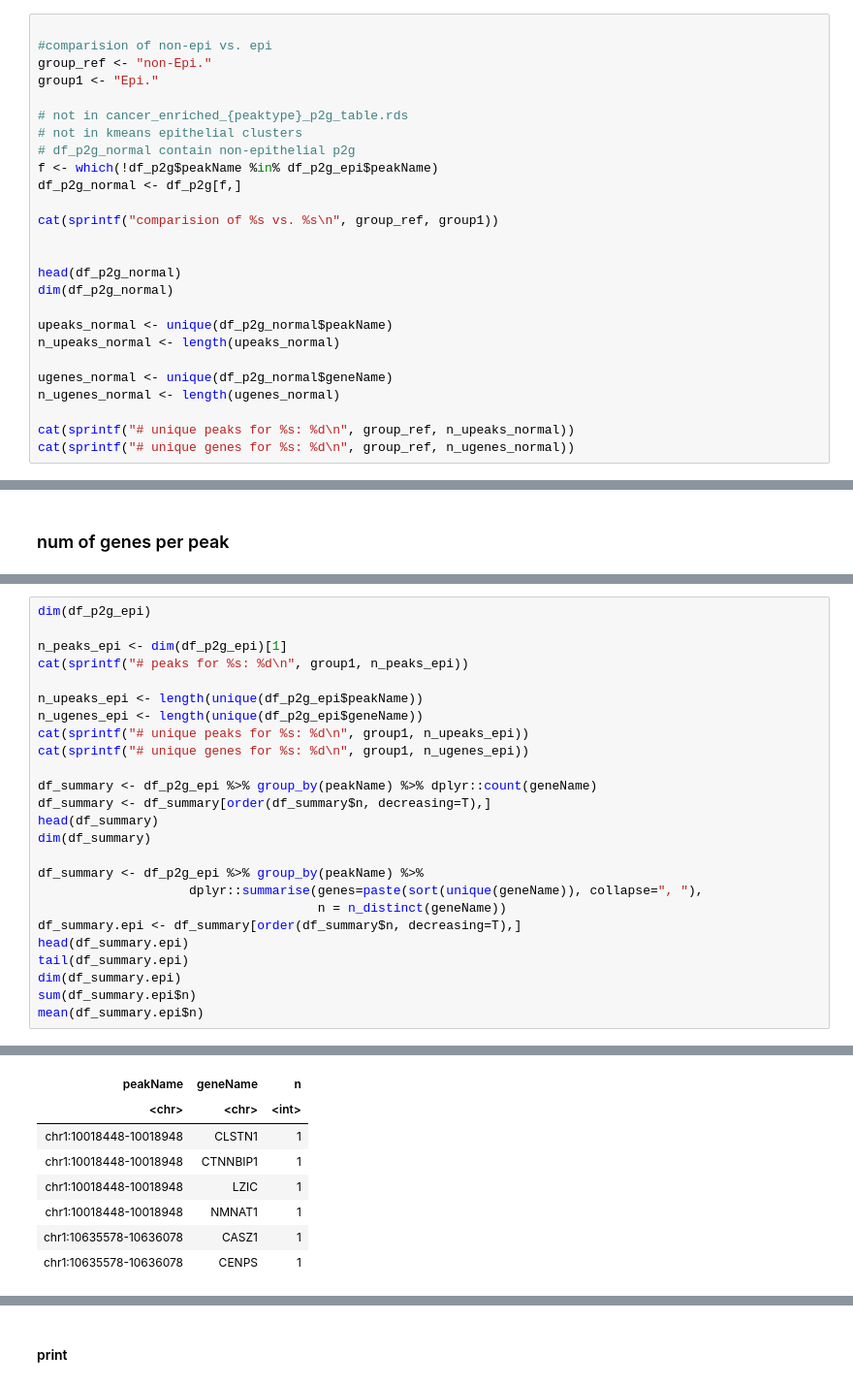
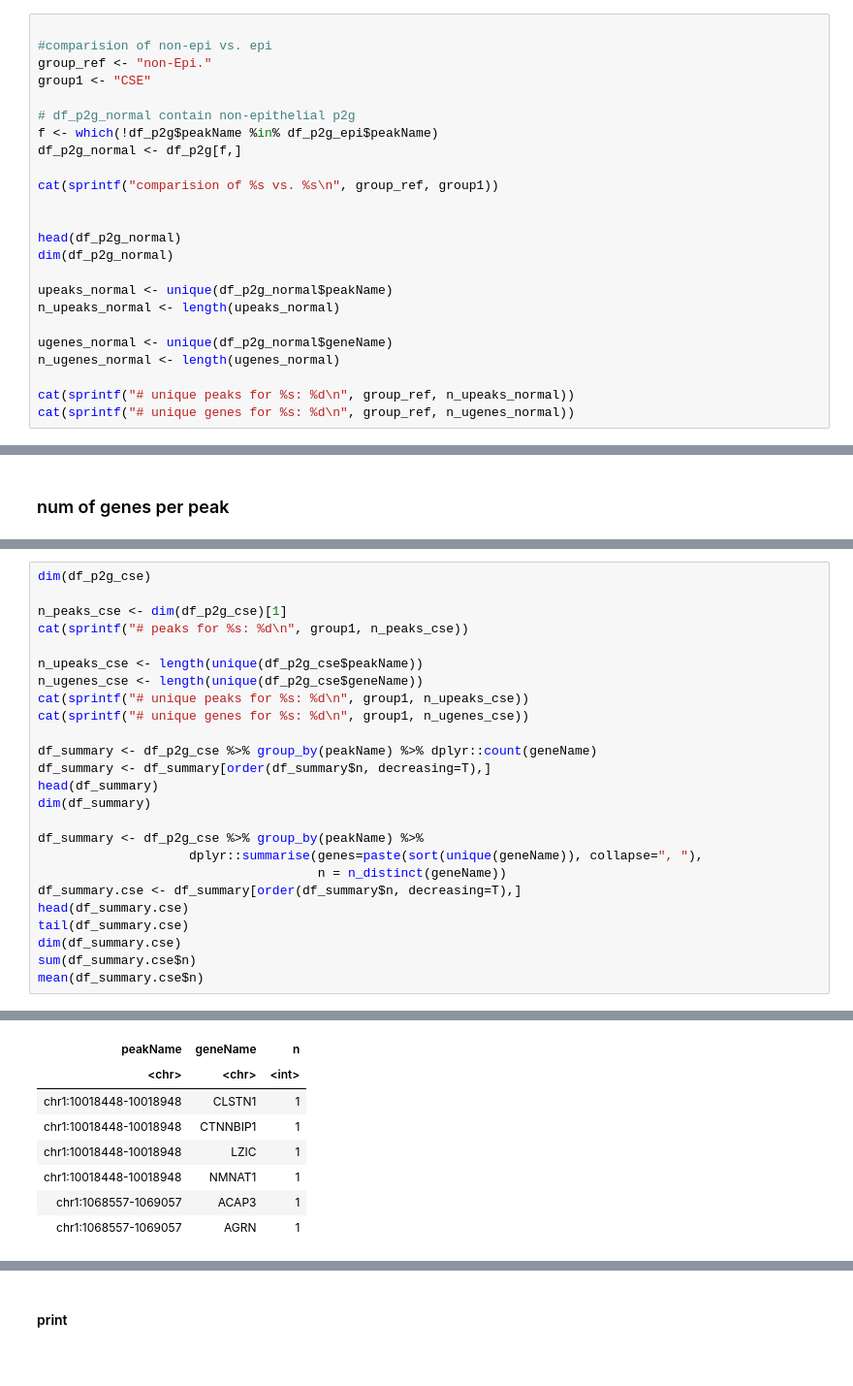
Before and after one commit to hyunsoo77/maleBC_single_cells, a Jupyter notebook: figure3_04_normal-vs-cancer_enhancers.ipynb, the cells around one changed output, grey strips where cells are left out. Shown at 97% size. Drawn from its saved outputs; the diff is of its cells as text.

```diff
--- a/figure3_04_normal-vs-cancer_enhancers.ipynb
+++ b/figure3_04_normal-vs-cancer_enhancers.ipynb
@@ -159,10 +190,8 @@ A data.frame: 6 × 13
 
 #comparision of non-epi vs. epi
 group_ref <- "non-Epi."
-group1 <- "Epi."
+group1 <- "CSE"
 
-# not in cancer_enriched_{peaktype}_p2g_table.rds
-# not in kmeans epithelial clusters
 # df_p2g_normal contain non-epithelial p2g
 f <- which(!df_p2g$peakName %in% df_p2g_epi$peakName)
 df_p2g_normal <- df_p2g[f,]
@@ -275,26 +359,26 @@ The # of linked gene for df_p2g_normal is much larger since normal epi. has addi
 # %%
-dim(df_p2g_epi)
+dim(df_p2g_cse)
 
-n_peaks_epi <- dim(df_p2g_epi)[1]
-cat(sprintf("# peaks for %s: %d\n", group1, n_peaks_epi))
+n_peaks_cse <- dim(df_p2g_cse)[1]
+cat(sprintf("# peaks for %s: %d\n", group1, n_peaks_cse))
 
-n_upeaks_epi <- length(unique(df_p2g_epi$peakName))
-n_ugenes_epi <- length(unique(df_p2g_epi$geneName))
-cat(sprintf("# unique peaks for %s: %d\n", group1, n_upeaks_epi))
-cat(sprintf("# unique genes for %s: %d\n", group1, n_ugenes_epi))
+n_upeaks_cse <- length(unique(df_p2g_cse$peakName))
+n_ugenes_cse <- length(unique(df_p2g_cse$geneName))
+cat(sprintf("# unique peaks for %s: %d\n", group1, n_upeaks_cse))
+cat(sprintf("# unique genes for %s: %d\n", group1, n_ugenes_cse))
 
-df_summary <- df_p2g_epi %>% group_by(peakName) %>% dplyr::count(geneName)
+df_summary <- df_p2g_cse %>% group_by(peakName) %>% dplyr::count(geneName)
 df_summary <- df_summary[order(df_summary$n, decreasing=T),]
 head(df_summary)
 dim(df_summary)
 
-df_summary <- df_p2g_epi %>% group_by(peakName) %>%
+df_summary <- df_p2g_cse %>% group_by(peakName) %>%
                     dplyr::summarise(genes=paste(sort(unique(geneName)), collapse=", "),
                                      n = n_distinct(geneName))
-df_summary.epi <- df_summary[order(df_summary$n, decreasing=T),]
-head(df_summary.epi)
-tail(df_summary.epi)
-dim(df_summary.epi)
-sum(df_summary.epi$n)
-mean(df_summary.epi$n)
+df_summary.cse <- df_summary[order(df_summary$n, decreasing=T),]
+head(df_summary.cse)
+tail(df_summary.cse)
+dim(df_summary.cse)
+sum(df_summary.cse$n)
+mean(df_summary.cse$n)
 # %% [output]
@@ -305,9 +389,9 @@ mean(df_summary.epi$n)
 A grouped_df: 6 × 3
 | peakName | geneName | n |
 | <chr> | <chr> | <int> |
 | chr1:10018448-10018948 | CLSTN1 | 1 |
 | chr1:10018448-10018948 | CTNNBIP1 | 1 |
 | chr1:10018448-10018948 | LZIC | 1 |
 | chr1:10018448-10018948 | NMNAT1 | 1 |
-| chr1:10635578-10636078 | CASZ1 | 1 |
-| chr1:10635578-10636078 | CENPS | 1 |
+| chr1:1068557-1069057 | ACAP3 | 1 |
+| chr1:1068557-1069057 | AGRN | 1 |
```
Also changed, not shown: parts of 17 cells of this notebook.
